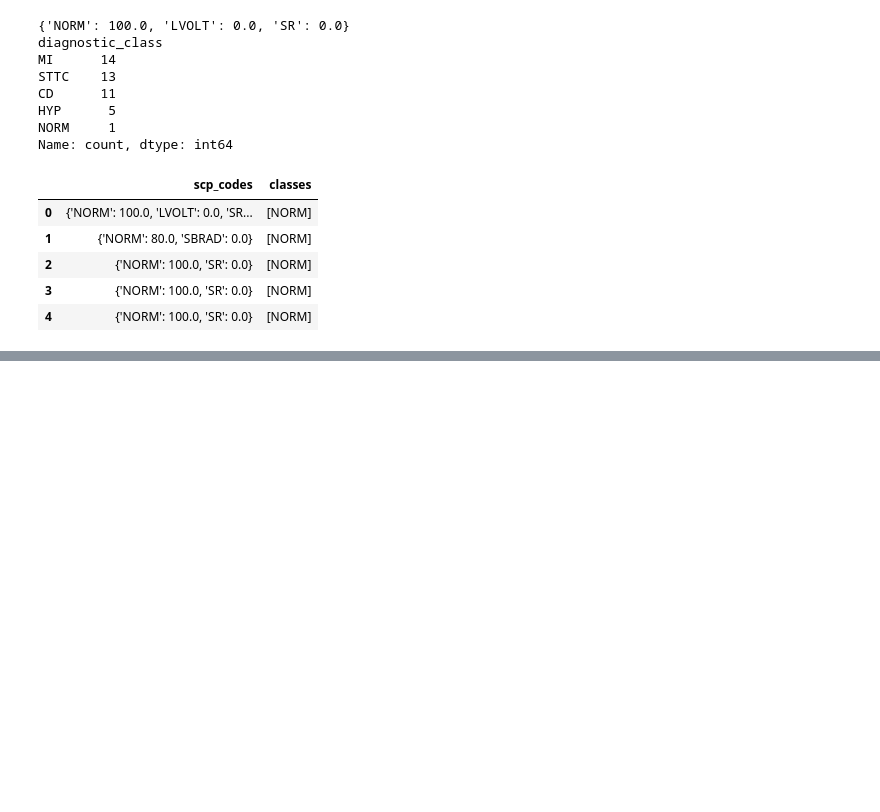
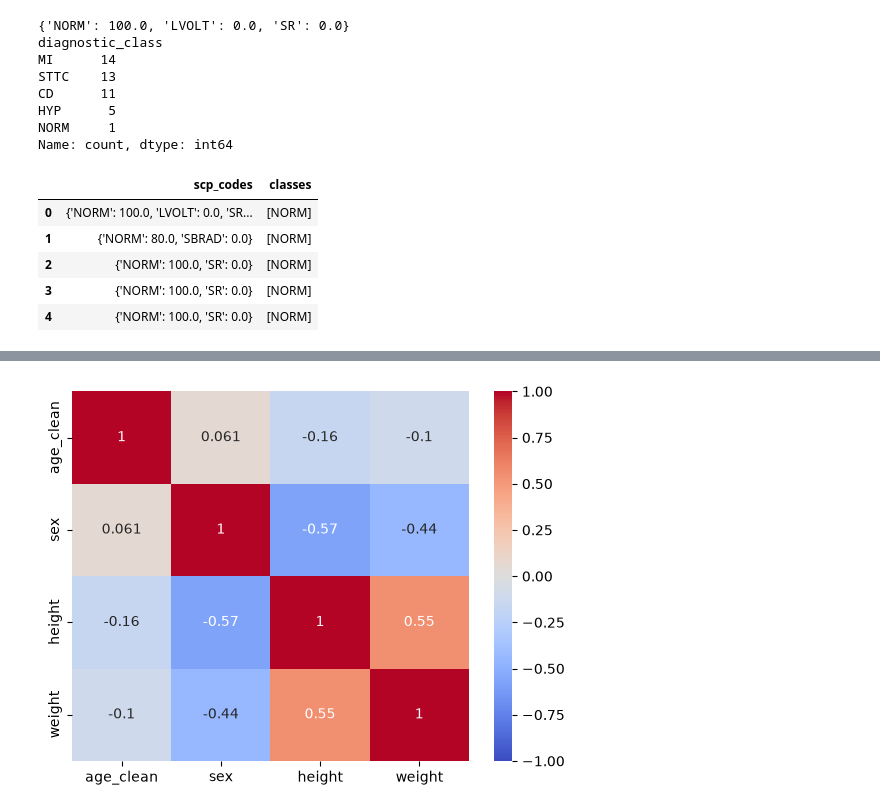
Before and after one commit to Prianka-0011/CardioTrustAI, a Jupyter notebook: src/CardioTrustAI.Backend/CardioTrustAI.PythonAPI/experiments/experiment-continuew.ipynb, the cells around one changed output, grey strips where cells are left out. Cells and saved outputs as stored; diff of their text form; code cells hidden in the pictures; blank space fills up the shorter version.

```diff
--- a/src/CardioTrustAI.Backend/CardioTrustAI.PythonAPI/experiments/experiment-continuew.ipynb
+++ b/src/CardioTrustAI.Backend/CardioTrustAI.PythonAPI/experiments/experiment-continuew.ipynb
@@ -81,0 +158,5 @@ Name: count, dtype: int64
+# %%
+corr = df[['age_clean', 'sex', 'height', 'weight']].corr(method='pearson')
+sns.heatmap(corr, annot=True, cmap='coolwarm', vmin=-1, vmax=1); plt.show()
+# %% [output]
+[figure, added]
```
Also changed, not shown: parts of 11 cells of this notebook, 24 other files.
